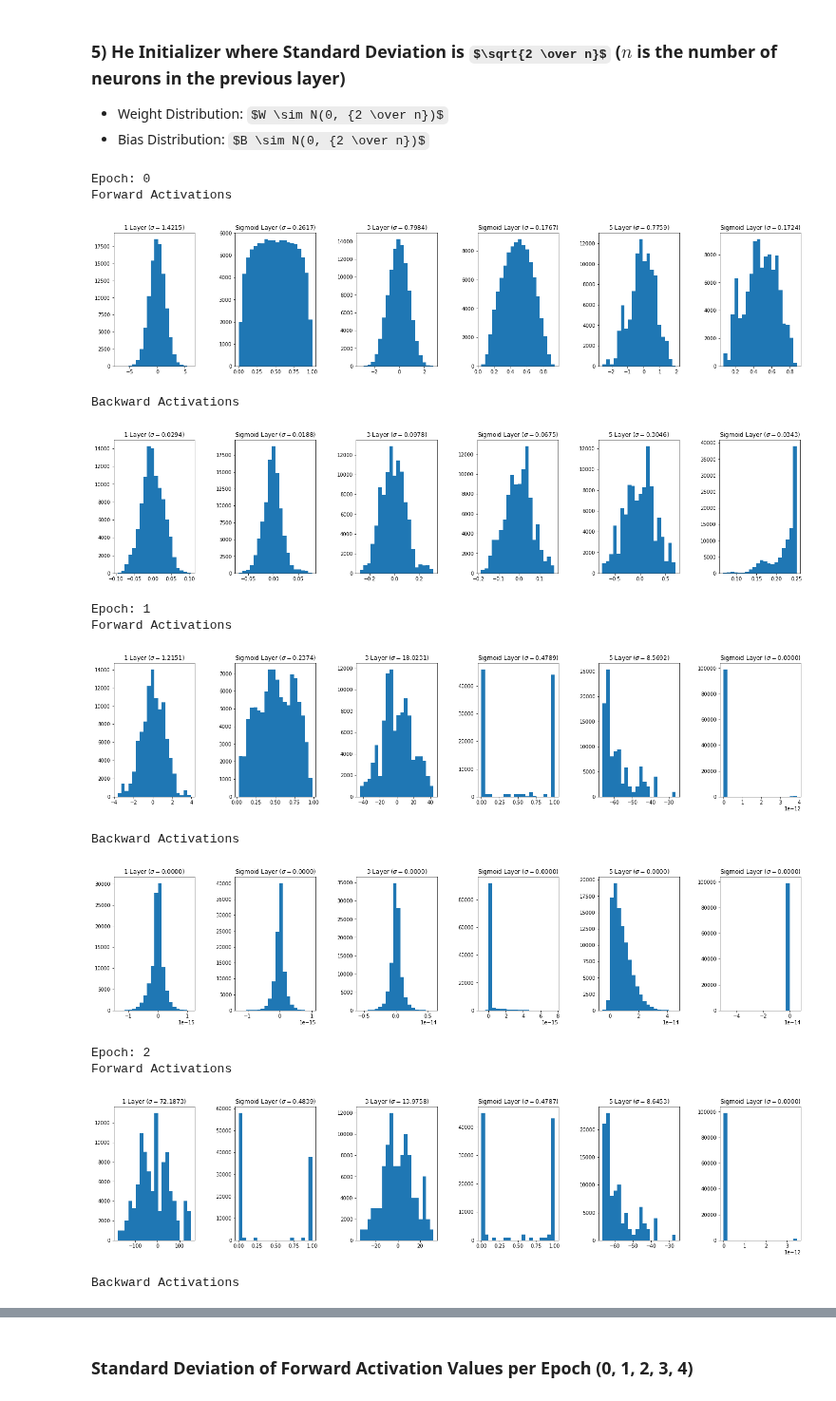
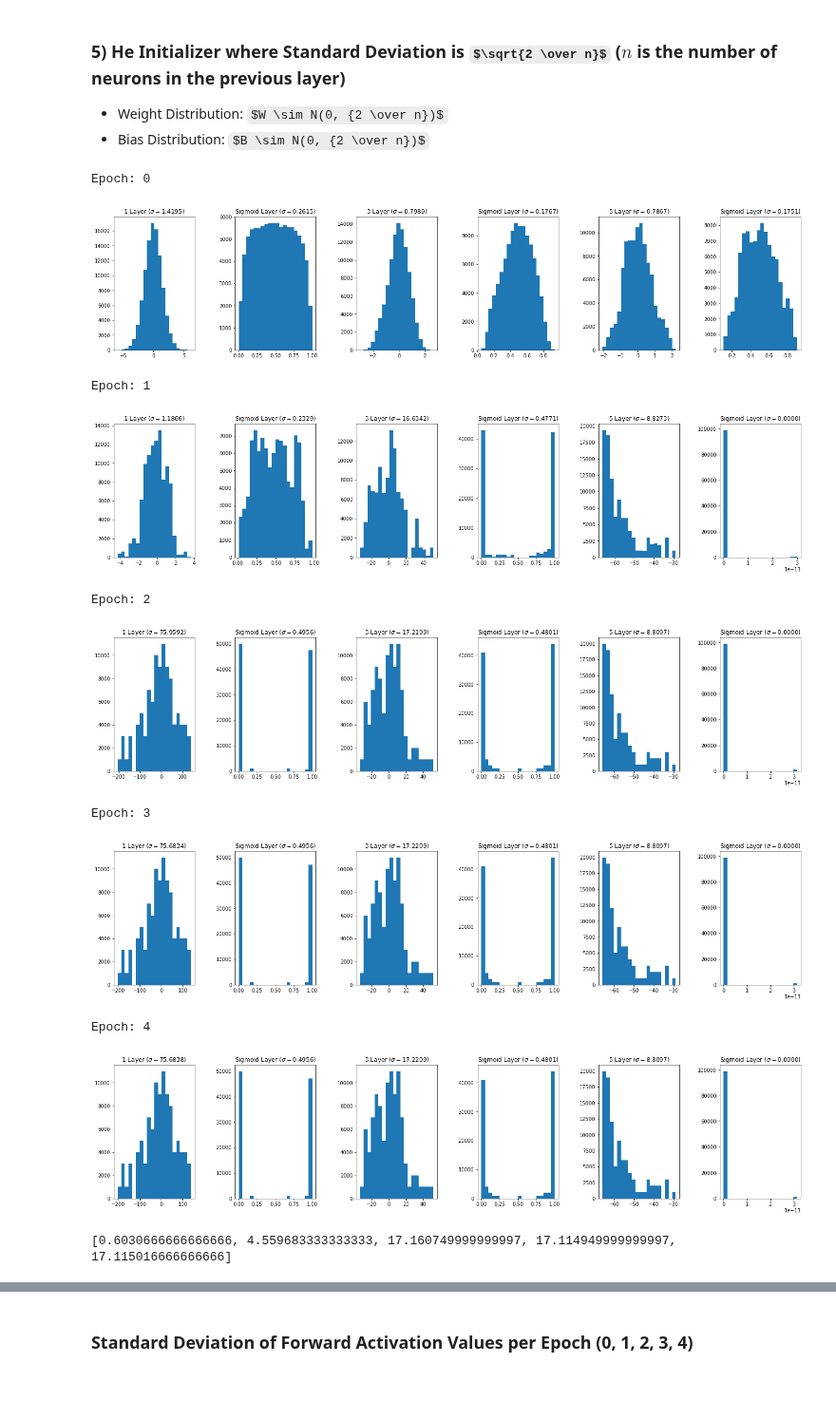
Before and after one commit to linklab/aiclass, a Jupyter notebook: 0.Professor/5.Initializers/initializer_comparison_sigmoid.ipynb, the cells around one changed output, grey strips where cells are left out. Shown at 95% size. Drawn from its saved outputs; the diff is of its cells as text; code cells hidden in the pictures; some formulas as TeX source.

```diff
--- a/0.Professor/5.Initializers/initializer_comparison_sigmoid.ipynb
+++ b/0.Professor/5.Initializers/initializer_comparison_sigmoid.ipynb
@@ -148,10 +130,8 @@ for i in range(num_layers):
     else:
         layers[i] = Sigmoid()
 
-avg_forward_std, avg_backward_std = activation_value_histogram(layers, num_epochs)
+avg_forward_std = activation_value_histogram(layers, num_epochs)
 avg_forward_std_dic['Zero'] = avg_forward_std
-avg_backward_std_dic['Zero'] = avg_backward_std
 print(avg_forward_std)
-print(avg_backward_std)
 # %% [output]
 Epoch: 0
@@ -189,10 +164,8 @@ for i in range(num_layers):
     else:
         layers[i] = Sigmoid()
 
-avg_forward_std, avg_backward_std = activation_value_histogram(layers, num_epochs)
+avg_forward_std = activation_value_histogram(layers, num_epochs)
 avg_forward_std_dic['N(0.0, 1.0)'] = avg_forward_std
-avg_backward_std_dic['N(0.0, 1.0)'] = avg_backward_std
 print(avg_forward_std)
-print(avg_backward_std)
 # %% [output]
 Epoch: 0
@@ -230,10 +198,8 @@ for i in range(num_layers):
     else:
         layers[i] = Sigmoid()
 
-avg_forward_std, avg_backward_std = activation_value_histogram(layers, num_epochs)
+avg_forward_std = activation_value_histogram(layers, num_epochs)
 avg_forward_std_dic['N(0.0, 0.0001)'] = avg_forward_std
-avg_backward_std_dic['N(0.0, 0.0001)'] = avg_backward_std
 print(avg_forward_std)
-print(avg_backward_std)
 # %% [output]
 Epoch: 0
@@ -272,10 +233,8 @@ for i in range(num_layers):
         layers[i] = Sigmoid()
 
 
-avg_forward_std, avg_backward_std = activation_value_histogram(layers, num_epochs)
+avg_forward_std = activation_value_histogram(layers, num_epochs)
 avg_forward_std_dic['Xavier'] = avg_forward_std
-avg_backward_std_dic['Xavier'] = avg_backward_std
 print(avg_forward_std)
-print(avg_backward_std)
 # %% [output]
 Epoch: 0
@@ -301,35 +255,30 @@ Backward Activations
 # %%
 node_num = 100 #각 은닉층의 노드 수
 num_layers = 6 # 3개의 은닉층 + 3개의 활성화층
 num_epochs = 5
 
 layers = OrderedDict()
 
 for i in range(num_layers):
     if i % 2 == 0:
         w = np.random.randn(node_num, node_num) * np.sqrt(2) / np.sqrt(node_num)
         b = np.random.randn(node_num) * np.sqrt(2)  / np.sqrt(node_num)
         layers[i] = Affine(w, b)
     else:
         layers[i] = Sigmoid()
 
-avg_forward_std, avg_backward_std = activation_value_histogram(layers, num_epochs)
+avg_forward_std = activation_value_histogram(layers, num_epochs)
 avg_forward_std_dic['He'] = avg_forward_std
-avg_backward_std_dic['He'] = avg_backward_std
 print(avg_forward_std)
-print(avg_backward_std)
 # %% [output]
 Epoch: 0
-Forward Activations
-[figure, old version]
+[figure, new version]
-Backward Activations
+Epoch: 1
-[figure, old version]
+[figure, new version]
-Epoch: 1
-Forward Activations
+Epoch: 2
-[figure, old version]
+[figure, new version]
-Backward Activations
+Epoch: 3
-[figure, old version]
+[figure, new version]
-Epoch: 2
-Forward Activations
+Epoch: 4
-[figure, old version]
+[figure, new version]
-Backward Activations
+[0.6030666666666666, 4.559683333333333, 17.160749999999997, 17.114949999999997, 17.115016666666666]
```
Also changed, not shown: parts of 9 cells of this notebook.
